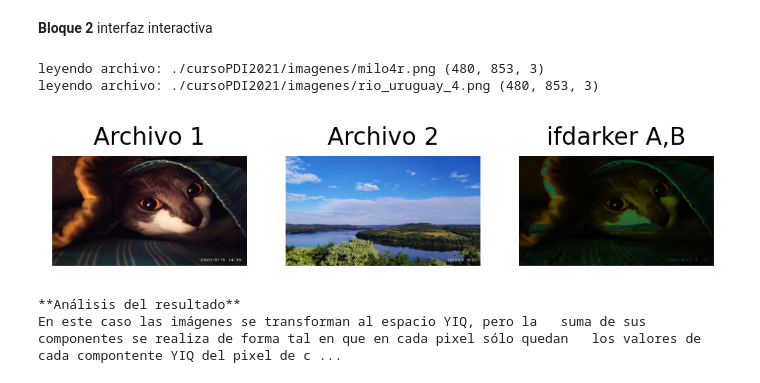
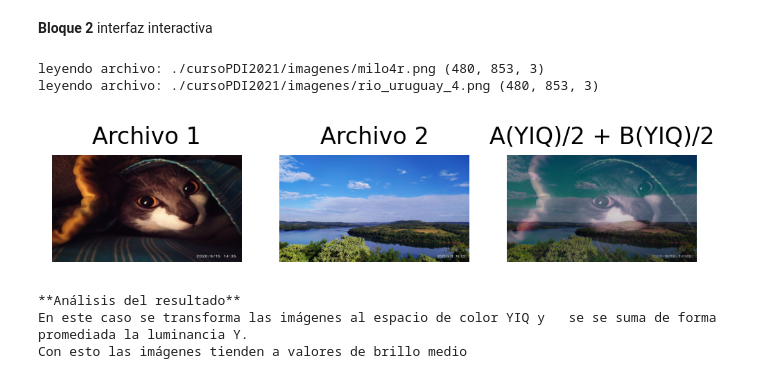
Before and after one commit to juangross/cAM, a Jupyter notebook: PDI_TP3_v4.ipynb, the cells around one changed output. Saved outputs shown, nothing was run; the diff lists cells and outputs as text; code cells hidden in the pictures.

```diff
--- a/PDI_TP3_v4.ipynb
+++ b/PDI_TP3_v4.ipynb
@@ -18,7 +24,7 @@ si luego de sumar las imágenes se hace un clip al rango 0-255, tampoco cambia e
 #Procurar buscar imágenes que tengan el mismo tamaño
 archi1 = "milo4r" #@param [ "rio_uruguay_3", "rio_uruguay_4", "michar", "micha2r", "milo2r", "milo3r", "milo4r", "milo5r", "milo6r", "Samr","Sam2r","sam3r"]
 archi2 = "rio_uruguay_4" #@param [ "rio_uruguay_3", "rio_uruguay_4", "michar", "micha2r", "milo2r", "milo3r", "milo4r", "milo5r", "milo6r", "Samr","Sam2r","sam3r"]
-operacion = "if-darker" #@param [ "suma RGB","suma RGB recortada","suma RGB promediada","resta RGB","resta RGB recortada","resta RGB promediada","suma YIQ","suma YIQ promediada","if-lighter", "if-darker"]
+operacion = "suma YIQ promediada" #@param [ "suma RGB","suma RGB recortada","suma RGB promediada","resta RGB","resta RGB recortada","resta RGB promediada","suma YIQ","suma YIQ promediada","if-lighter", "if-darker"]
 import matplotlib.pyplot as plt
 import imageio as img
 import numpy as np
@@ -125,7 +131,9 @@ def RGB_TO_YIQ(RGBImage ):
 
 def YIQ_TO_RGB(YIQImage ):
   #matriz de conversión de RGB -> YIQ
-  RGB2YIQ=np.array([[0.299,0.587,0.114],[0.595716,-0.274453,-0.321263],[0.211456,-0.522591,0.311135]], dtype=float)
+  RGB2YIQ=np.array([[1,0.9663,0.6210],
+                    [1,-0.2721,-0.6474],
+                    [1,-0.1070,1.7046]], dtype=float)
 
   #me baso en esta explicación del producto matricial para hacer la conversión de bases
   #https://stackoverflow.com/questions/46990838/numpy-transforming-rgb-image-to-yiq-color-space
@@ -143,7 +151,6 @@ def sumaYIQ(Img1, Img2):
   #normalizo la imagen de entrada
   nImg1=1/255*Img1.astype('float') #la imagen queda en tipo float
   nImg2=1/255*Img2.astype('float') #la imagen queda en tipo float
-
   yiq1=RGB_TO_YIQ (nImg1)
   yiq2=RGB_TO_YIQ (nImg2)
 
@@ -158,21 +165,16 @@ def sumaYIQ(Img1, Img2):
   yiq3[:,:,1]=(yiq1[:,:,0]*yiq1[:,:,1]+yiq2[:,:,0]* yiq2[:,:,1])/(yiq1[:,:,0]+yiq2[:,:,0])
   yiq3[:,:,2]=(yiq1[:,:,0]*yiq1[:,:,2]+yiq2[:,:,0]* yiq2[:,:,2])/(yiq1[:,:,0]+yiq2[:,:,0])
 
-
-  #recorto los valores extremos
+  #recorto los valores extremos y converito nuevamente a RGB
   yiq3[:,:,0]=np.clip(yiq3[:,:,0],0,1) #recorto los valores Y
   yiq3[:,:,1]=np.clip(yiq3[:,:,1],-.5957,.5957) #recorto los valores I
   yiq3[:,:,1]=np.clip(yiq3[:,:,1],-.5226,.5226) #recorto los valores Q
-
-  #falta YIQ-> RGB
   Img3= YIQ_TO_RGB(yiq3)
 
   #desnormalizar
-  #desnormalizar RGB
   Img3=255*Img3
   Img3=np.rint(Img3)  #redondeo a valores enteros
   Img3=np.clip(Img3,0,255) #recorto los valores que superen 255
-  #mostrar resultados
   return Img3
 
 
@@ -185,7 +187,6 @@ def sumaYIQprom(Img1, Img2):
   #normalizo la imagen de entrada
   nImg1=1/255*Img1.astype('float') #la imagen queda en tipo float
   nImg2=1/255*Img2.astype('float') #la imagen queda en tipo float
-
   yiq1=RGB_TO_YIQ (nImg1)
   yiq2=RGB_TO_YIQ (nImg2)
 
@@ -203,20 +204,16 @@ def sumaYIQprom(Img1, Img2):
   yiq3[:,:,2]=(yiq1[:,:,0]*yiq1[:,:,2]+yiq2[:,:,0]* yiq2[:,:,2])/(yiq1[:,:,0]+yiq2[:,:,0])
 
 
-  #recorto los valores extremos
+  #recorto los valores extremos y convierto nuevamente a RGB
   yiq3[:,:,0]=np.clip(yiq3[:,:,0],0,1) #recorto los valores Y
   yiq3[:,:,1]=np.clip(yiq3[:,:,1],-.5957,.5957) #recorto los valores I
   yiq3[:,:,1]=np.clip(yiq3[:,:,1],-.5226,.5226) #recorto los valores Q
-
-  #falta YIQ-> RGB
   Img3= YIQ_TO_RGB(yiq3)
 
   #desnormalizar
-  #desnormalizar RGB
   Img3=255*Img3
   Img3=np.rint(Img3)  #redondeo a valores enteros
   Img3=np.clip(Img3,0,255) #recorto los valores que superen 255
-  #mostrar resultados
   return Img3
 
 
@@ -251,7 +248,6 @@ def iflighterYIQ(Img1,Img2):
   yiq3[:,:,0]=np.clip(yiq3[:,:,0],0,1) #recorto los valores Y
   yiq3[:,:,1]=np.clip(yiq3[:,:,1],-.5957,.5957) #recorto los valores I
   yiq3[:,:,1]=np.clip(yiq3[:,:,1],-.5226,.5226) #recorto los valores Q
-
   Img3= YIQ_TO_RGB(yiq3)
 
   #desnormalizar RGB
@@ -273,7 +269,6 @@ def ifdarkerYIQ(Img1,Img2):
   yiq1=RGB_TO_YIQ (nImg1)
   yiq2=RGB_TO_YIQ (nImg2)
 
-
   #acá va la lógica del if-lighter
   #escribiendo mal, la idea es hacer algo así
   #yiq3[:,:,0] = if (yiq1[:,:,0]> yiq2[:,:,0]: yiq1[:,:,0] else yiq2[:,:,0] )
@@ -291,7 +286,6 @@ def ifdarkerYIQ(Img1,Img2):
   yiq3[:,:,0]=np.clip(yiq3[:,:,0],0,1) #recorto los valores Y
   yiq3[:,:,1]=np.clip(yiq3[:,:,1],-.5957,.5957) #recorto los valores I
   yiq3[:,:,1]=np.clip(yiq3[:,:,1],-.5226,.5226) #recorto los valores Q
-
   Img3= YIQ_TO_RGB(yiq3)
 
   #desnormalizar RGB
@@ -348,33 +342,34 @@ elif operacion=="suma YIQ":
 componentes individuales. Las luminancias se suman, lo que tiene por efecto aclarar la imagen"
 elif operacion=="suma YIQ promediada":
   #sumaYIQ luminancia promediada
   Resultado= sumaYIQprom(Img1, Img2)
   Titulo="A(YIQ)/2 + B(YIQ)/2"
   analisis="En este caso se transforma las imágenes al espacio de color YIQ y \
   se se suma de forma promediada la luminancia Y. \nCon esto las imágenes tienden a valores de brillo medio"
 elif operacion=="if-lighter":
   #iflighterYIQ
   Resultado= iflighterYIQ(Img1, Img2)
   Titulo="iflighter A,B"
   analisis="En este caso las imágenes se transforman al espacio YIQ, pero la \
   suma de sus componentes se realiza de forma tal en que en cada pixel sólo quedan \
   los valores de cada compontente YIQ del pixel de cada imagen que tiene mayor\
    luminancia."
 elif operacion=="if-darker":
   #iflighterYIQ
   Resultado= ifdarkerYIQ(Img1, Img2)
   Titulo="ifdarker A,B"
   analisis="En este caso las imágenes se transforman al espacio YIQ, pero la \
   suma de sus componentes se realiza de forma tal en que en cada pixel sólo quedan \
   los valores de cada compontente YIQ del pixel de cada imagen que tiene menor luminancia"
 
 
 Mostrar(Img1,"Archivo 1", Img2, "Archivo 2", Resultado.astype('uint8'), Titulo)
 print ("**Análisis del resultado**")
 print(analisis)
 # %% [output]
 leyendo archivo: ./cursoPDI2021/imagenes/milo4r.png (480, 853, 3)
 leyendo archivo: ./cursoPDI2021/imagenes/rio_uruguay_4.png (480, 853, 3)
-[figure, old version]
+[figure, new version]
 **Análisis del resultado**
-En este caso las imágenes se transforman al espacio YIQ, pero la   suma de sus componentes se realiza de forma tal en que en cada pixel sólo quedan   los valores de cada compontente YIQ del pixel de c ...
+En este caso se transforma las imágenes al espacio de color YIQ y   se se suma de forma promediada la luminancia Y.
+Con esto las imágenes tienden a valores de brillo medio
```
Also changed, not shown: parts of 1 cell of this notebook.
